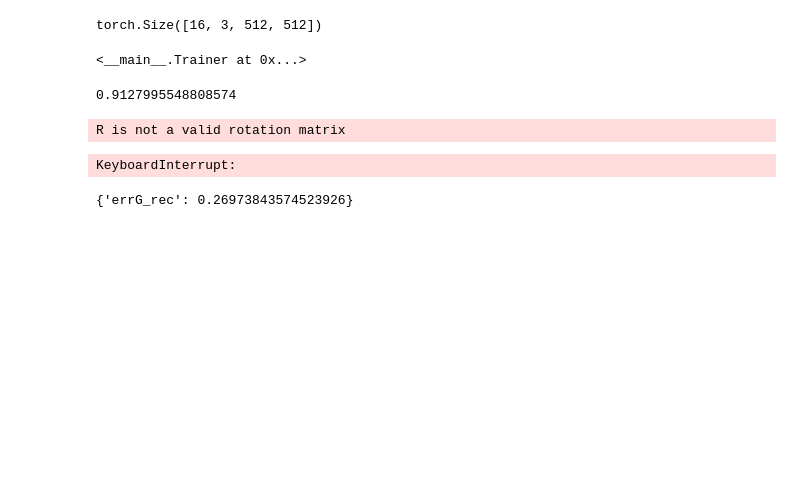
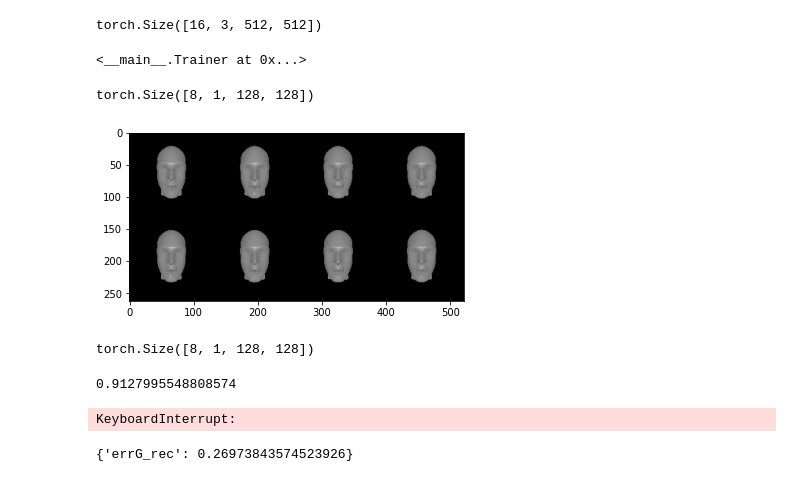
Before and after one commit to bobiblazeski/pic2mesh, a Jupyter notebook: trainer_gan.ipynb, the cells around one changed output. Saved outputs shown, nothing was run; the diff lists cells and outputs as text; code cells hidden in the pictures; blank space fills up the shorter version.

```diff
--- a/trainer_gan.ipynb
+++ b/trainer_gan.ipynb
@@ -115,0 +167,23 @@ writer = SummaryWriter()
+# %%
+import matplotlib.pyplot as plt
+
+self = trainer
+
+batch, _ = self.ADP.next_batch(labels=False, device=self.device)
+images, points = batch['large'], batch['points']
+
+g_images_2 = self.R(points, mean_std=None, align=True)
+print(g_images_2.shape)
+grid_2 = torchvision.utils.make_grid(g_images_2, nrow=4)
+#self.writer.add_image('images', grid, step_no+1)
+
+
+
+plt.imshow(grid_2.permute(1, 2, 0).cpu());
+# %% [output]
+torch.Size([8, 1, 128, 128])
+[figure, added]
+# %%
+trainer.log_images(1)
+# %% [output]
+torch.Size([8, 1, 128, 128])
@@ -126,16 +205,16 @@ threshold = len(trainer.RDP) / len(trainer.ADP)
 
 for epoch_no in range(epochs):
     for step_no in range(steps):
-        if random.random() < 0.5: #threshold:
+        if True: #random.random() < 0.5: #threshold:
             losses = trainer.reconstruction_step()
         else:
             losses = trainer.adversarial_step()
-        for key in losses.keys():
-            writer.add_scalar(f'Loss/{key}', losses[key], epoch_no * steps + step_no)
+        trainer.log_loss(losses, epoch_no * steps + step_no)
+        if step_no % 1000 == 0:
+            trainer.log_stl(step_no)
     print(epoch_no)
 # %% [output]
-R is not a valid rotation matrix
+KeyboardInterrupt:
-KeyboardInterrupt:
 # %%
 trainer.reconstruction_step()
 # %% [output]
```
Also changed, not shown: parts of 13 cells of this notebook, 6 other files.
